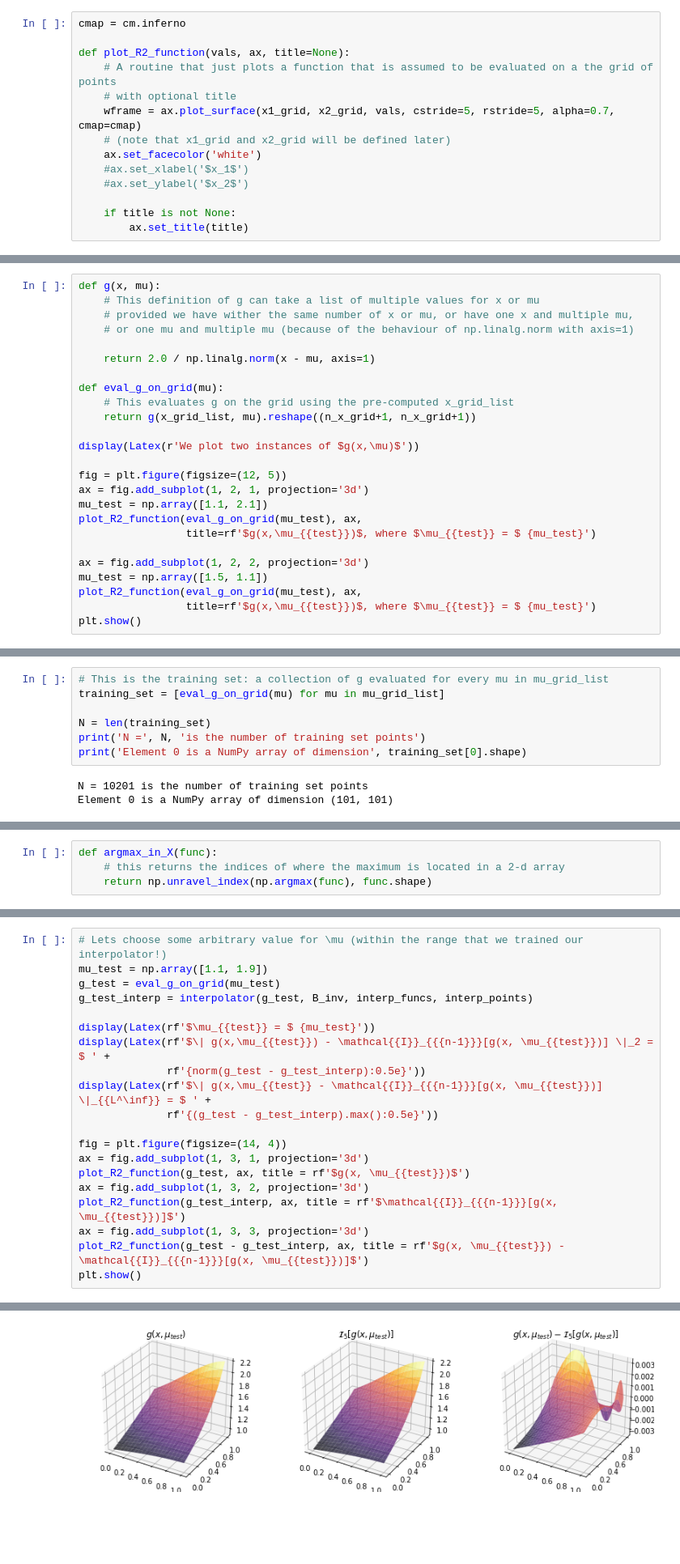
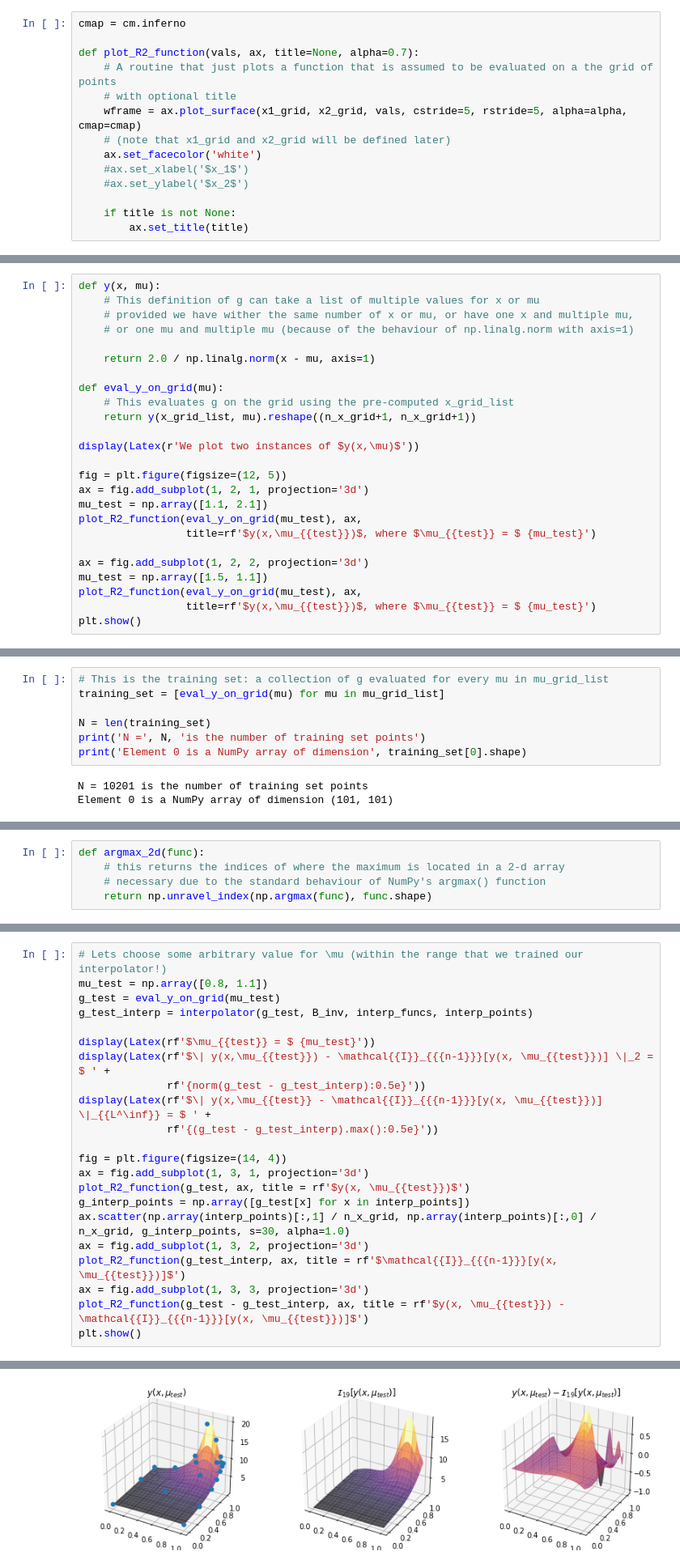
Before and after one commit to james-nichols/presentations_and_workshops, a Jupyter notebook: 2019_06_sparsity4psl/intro_to_EIM.ipynb, the cells around one changed output, grey strips where cells are left out. Shown: that part at 81% size. Cells and saved outputs as stored; diff of their text form; blank space fills up the shorter version.

```diff
--- a/2019_06_sparsity4psl/intro_to_EIM.ipynb
+++ b/2019_06_sparsity4psl/intro_to_EIM.ipynb
@@ -33,10 +35,10 @@ Let us define a little helper function for plotting our functions on grids
 # %%
 cmap = cm.inferno
 
-def plot_R2_function(vals, ax, title=None):
+def plot_R2_function(vals, ax, title=None, alpha=0.7):
     # A routine that just plots a function that is assumed to be evaluated on a the grid of points
     # with optional title
-    wframe = ax.plot_surface(x1_grid, x2_grid, vals, cstride=5, rstride=5, alpha=0.7, cmap=cmap)
+    wframe = ax.plot_surface(x1_grid, x2_grid, vals, cstride=5, rstride=5, alpha=alpha, cmap=cmap)
     # (note that x1_grid and x2_grid will be defined later)
     ax.set_facecolor('white')
     #ax.set_xlabel('$x_1$')
@@ -81,28 +83,28 @@ print('Number of mu parameters in grid:', mu_grid_list.shape[0])
 # %% [output]
 Number of mu parameters in grid: 10201
 # %%
-def g(x, mu):
+def y(x, mu):
     # This definition of g can take a list of multiple values for x or mu
     # provided we have wither the same number of x or mu, or have one x and multiple mu,
     # or one mu and multiple mu (because of the behaviour of np.linalg.norm with axis=1)
 
     return 2.0 / np.linalg.norm(x - mu, axis=1)
 
-def eval_g_on_grid(mu):
+def eval_y_on_grid(mu):
     # This evaluates g on the grid using the pre-computed x_grid_list
-    return g(x_grid_list, mu).reshape((n_x_grid+1, n_x_grid+1))
+    return y(x_grid_list, mu).reshape((n_x_grid+1, n_x_grid+1))
 
-display(Latex(r'We plot two instances of $g(x,\mu)$'))
+display(Latex(r'We plot two instances of $y(x,\mu)$'))
 
 fig = plt.figure(figsize=(12, 5))
 ax = fig.add_subplot(1, 2, 1, projection='3d')
 mu_test = np.array([1.1, 2.1])
-plot_R2_function(eval_g_on_grid(mu_test), ax,
-                 title=rf'$g(x,\mu_{{test}})$, where $\mu_{{test}} = $ {mu_test}')
+plot_R2_function(eval_y_on_grid(mu_test), ax,
+                 title=rf'$y(x,\mu_{{test}})$, where $\mu_{{test}} = $ {mu_test}')
 
 ax = fig.add_subplot(1, 2, 2, projection='3d')
 mu_test = np.array([1.5, 1.1])
-plot_R2_function(eval_g_on_grid(mu_test), ax,
-                 title=rf'$g(x,\mu_{{test}})$, where $\mu_{{test}} = $ {mu_test}')
+plot_R2_function(eval_y_on_grid(mu_test), ax,
+                 title=rf'$y(x,\mu_{{test}})$, where $\mu_{{test}} = $ {mu_test}')
 plt.show()
 # %% [output]
@@ -127,7 +128,7 @@
 The number of training set points $N$ is determined by the grid we defined earlier...
 # %%
 # This is the training set: a collection of g evaluated for every mu in mu_grid_list
-training_set = [eval_g_on_grid(mu) for mu in mu_grid_list]
+training_set = [eval_y_on_grid(mu) for mu in mu_grid_list]
 
 N = len(training_set)
 print('N =', N, 'is the number of training set points')
@@ -215,5 +226,6 @@
 # %%
-def argmax_in_X(func):
+def argmax_2d(func):
     # this returns the indices of where the maximum is located in a 2-d array
+    # necessary due to the standard behaviour of NumPy's argmax() function
     return np.unravel_index(np.argmax(func), func.shape)
 # %%
@@ -328,22 +370,24 @@ The point $x_{6}$ is at index (100, 0) which gives the coordinate $x_{6} = {(0.0
 ### First lets consider using the interpolator $\mathcal{I}_n$ that we have built so far to interpolate various other functions.
 # %%
 # Lets choose some arbitrary value for \mu (within the range that we trained our interpolator!)
-mu_test = np.array([1.1, 1.9])
-g_test = eval_g_on_grid(mu_test)
+mu_test = np.array([0.8, 1.1])
+g_test = eval_y_on_grid(mu_test)
 g_test_interp = interpolator(g_test, B_inv, interp_funcs, interp_points)
 
 display(Latex(rf'$\mu_{{test}} = $ {mu_test}'))
-display(Latex(rf'$\| g(x,\mu_{{test}}) - \mathcal{{I}}_{{{n-1}}}[g(x, \mu_{{test}})] \|_2 = $ ' +
+display(Latex(rf'$\| y(x,\mu_{{test}}) - \mathcal{{I}}_{{{n-1}}}[y(x, \mu_{{test}})] \|_2 = $ ' +
               rf'{norm(g_test - g_test_interp):0.5e}'))
-display(Latex(rf'$\| g(x,\mu_{{test}} - \mathcal{{I}}_{{{n-1}}}[g(x, \mu_{{test}})] \|_{{L^\inf}} = $ ' +
+display(Latex(rf'$\| y(x,\mu_{{test}} - \mathcal{{I}}_{{{n-1}}}[y(x, \mu_{{test}})] \|_{{L^\inf}} = $ ' +
               rf'{(g_test - g_test_interp).max():0.5e}'))
 
 fig = plt.figure(figsize=(14, 4))
 ax = fig.add_subplot(1, 3, 1, projection='3d')
-plot_R2_function(g_test, ax, title = rf'$g(x, \mu_{{test}})$')
+plot_R2_function(g_test, ax, title = rf'$y(x, \mu_{{test}})$')
+g_interp_points = np.array([g_test[x] for x in interp_points])
+ax.scatter(np.array(interp_points)[:,1] / n_x_grid, np.array(interp_points)[:,0] / n_x_grid, g_interp_points, s=30, alpha=1.0)
 ax = fig.add_subplot(1, 3, 2, projection='3d')
-plot_R2_function(g_test_interp, ax, title = rf'$\mathcal{{I}}_{{{n-1}}}[g(x, \mu_{{test}})]$')
+plot_R2_function(g_test_interp, ax, title = rf'$\mathcal{{I}}_{{{n-1}}}[y(x, \mu_{{test}})]$')
 ax = fig.add_subplot(1, 3, 3, projection='3d')
-plot_R2_function(g_test - g_test_interp, ax, title = rf'$g(x, \mu_{{test}}) - \mathcal{{I}}_{{{n-1}}}[g(x, \mu_{{test}})]$')
+plot_R2_function(g_test - g_test_interp, ax, title = rf'$y(x, \mu_{{test}}) - \mathcal{{I}}_{{{n-1}}}[y(x, \mu_{{test}})]$')
 plt.show()
 # %% [output]
@@ -353,2 +397,2 @@ $\| g(x,\mu_{test} - \mathcal{I}_{5}[g(x, \mu_{test})] \|_{L^\inf} = $ 3.25623e-
-[figure, old version]
+[figure, new version]
 # %% [markdown]
```
Also changed, not shown: parts of 20 cells of this notebook.
